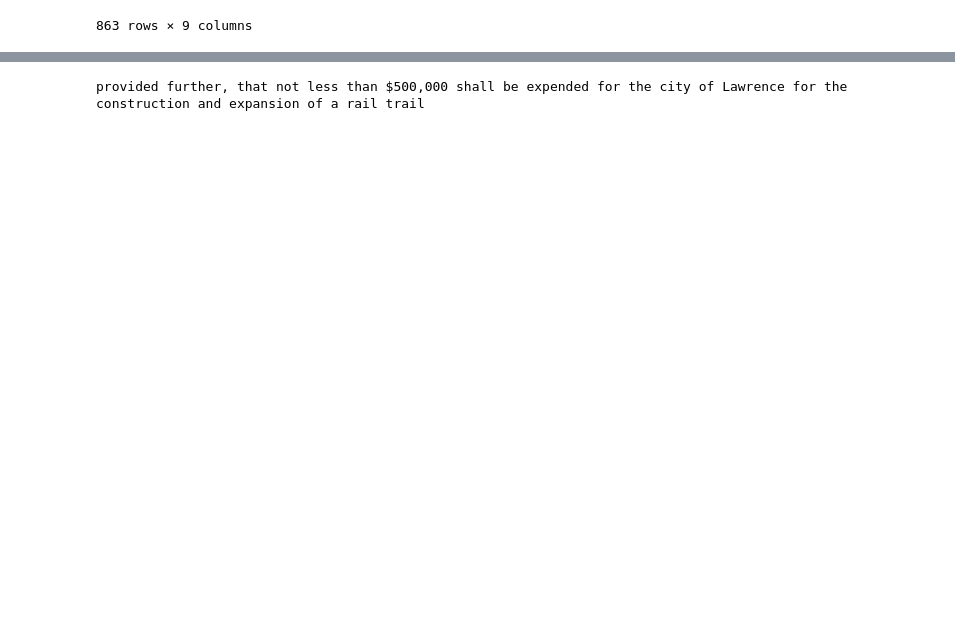
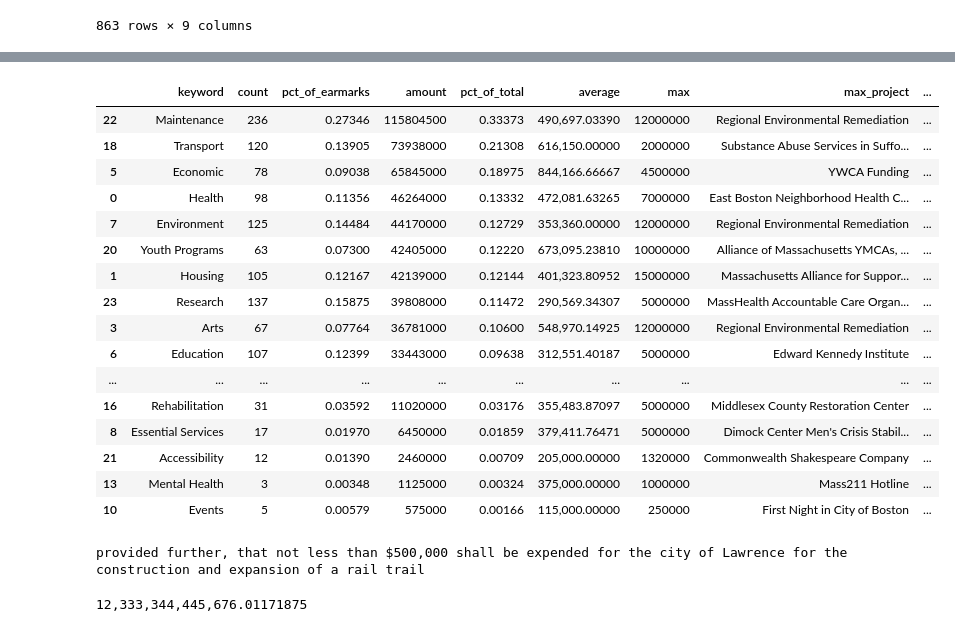
Before and after one commit to specificlanguage/gbh_earmarks, a Jupyter notebook: earmark_analysis.ipynb, the cells around one changed output, grey strips where cells are left out. Cells and saved outputs as stored; diff of their text form; code cells hidden in the pictures; blank space fills up the shorter version.

```diff
--- a/earmark_analysis.ipynb
+++ b/earmark_analysis.ipynb
@@ -339,9 +348,6 @@ def match_keywords(row):
 
 f = lambda x: ', '.join(str(k) for k in match_keywords(x))
 cats = earmarks.apply(f, axis=1)
-for c in cats:
-    if c == "":
-        c = "Other"
 earmarks["Categories"] = cats
 earmarks
 # %% [output]
@@ -390,3 +402,69 @@ AttributeError: 'Series' object has no attribute 'split'
+# %%
+# Categories
+
+# Slow matching process, but it's necessary
+def sum_category(category, df):
+    total = 0
+    for i, row in df.iterrows():
+        if category in row["Categories"]:
+            total += row["Amount"]
+    return total
+
+def count_category(category, df):
+    count = 0
+    for i, row in df.iterrows():
+        if category in row["Categories"]:
+            count += 1
+    return count
+
+
+def max_category(category, df, index_filter=None):
+    if index_filter is None:
+        index_filter = []
+    total = 0
+    earmark = ""
+    location = ""
+    index = -1
+    for i, row in df.iterrows():
+        if i in index_filter:
+            continue
+        if category in row["Categories"] and row["Amount"] > total:
+            total = row["Amount"]
+            earmark = row["Earmark Description"]
+            location = row["Location"]
+            index = i
+    return total, earmark, index
+
+total_dist = earmarks["Amount"].sum()
+category_stats = pd.DataFrame({"keyword":[], "count":[], "pct_of_earmarks":[], "amount":[], "pct_of_total":[], "average":[], "max":[], "max_project": [], "max_project_index":[]})
+
+for c in categories:
+    sum_cat = sum_category(c, earmarks)
+    count = count_category(c, earmarks)
+    average = sum_cat / count
+    # You can remove the index filter, but this just specifically removes the MBTA project in this example, you can totally add more indices if they give you headaches in the data
+    max_num, max_earmark, max_index = max_category(c, earmarks, index_filter=[244, 314])
+    category_stats.loc[len(category_stats)] = [c, count, count/len(earmarks), sum_cat, sum_cat/total_dist, average, max_num, max_earmark, max_index]
+
+category_stats.sort_values(by=['amount'], ascending=False)
+# %% [output]
+|  | keyword | count | pct_of_earmarks | amount | pct_of_total | average | max | max_project | ... |
+| 22 | Maintenance | 236 | 0.27346 | 115804500 | 0.33373 | 490,697.03390 | 12000000 | Regional Environmental Remediation | ... |
+| 18 | Transport | 120 | 0.13905 | 73938000 | 0.21308 | 616,150.00000 | 2000000 | Substance Abuse Services in Suffo... | ... |
+| 5 | Economic | 78 | 0.09038 | 65845000 | 0.18975 | 844,166.66667 | 4500000 | YWCA Funding | ... |
+| 0 | Health | 98 | 0.11356 | 46264000 | 0.13332 | 472,081.63265 | 7000000 | East Boston Neighborhood Health C... | ... |
+| 7 | Environment | 125 | 0.14484 | 44170000 | 0.12729 | 353,360.00000 | 12000000 | Regional Environmental Remediation | ... |
+| 20 | Youth Programs | 63 | 0.07300 | 42405000 | 0.12220 | 673,095.23810 | 10000000 | Alliance of Massachusetts YMCAs, ... | ... |
+| 1 | Housing | 105 | 0.12167 | 42139000 | 0.12144 | 401,323.80952 | 15000000 | Massachusetts Alliance for Suppor... | ... |
+| 23 | Research | 137 | 0.15875 | 39808000 | 0.11472 | 290,569.34307 | 5000000 | MassHealth Accountable Care Organ... | ... |
+| 3 | Arts | 67 | 0.07764 | 36781000 | 0.10600 | 548,970.14925 | 12000000 | Regional Environmental Remediation | ... |
+| 6 | Education | 107 | 0.12399 | 33443000 | 0.09638 | 312,551.40187 | 5000000 | Edward Kennedy Institute | ... |
+| ... | ... | ... | ... | ... | ... | ... | ... | ... | ... |
+| 16 | Rehabilitation | 31 | 0.03592 | 11020000 | 0.03176 | 355,483.87097 | 5000000 | Middlesex County Restoration Center | ... |
+| 8 | Essential Services | 17 | 0.01970 | 6450000 | 0.01859 | 379,411.76471 | 5000000 | Dimock Center Men's Crisis Stabil... | ... |
+| 21 | Accessibility | 12 | 0.01390 | 2460000 | 0.00709 | 205,000.00000 | 1320000 | Commonwealth Shakespeare Company | ... |
+| 13 | Mental Health | 3 | 0.00348 | 1125000 | 0.00324 | 375,000.00000 | 1000000 | Mass211 Hotline | ... |
+| 10 | Events | 5 | 0.00579 | 575000 | 0.00166 | 115,000.00000 | 250000 | First Night in City of Boston | ... |
 # %%
 # Plotting & visualization for later
 # town_shapefiles.plot()
@@ -394,3 +472,7 @@ AttributeError: 'Series' object has no attribute 'split'
 # This is just something that bugged me while I was looking at something in Lawrence -- ironically the project says "Rail Construction"
 # %% [output]
 provided further, that not less than $500,000 shall be expended for the city of Lawrence for the construction and expansion of a rail trail
+# %%
+print('{:20,.8f}'.format(12333344445676.0123456789))
+# %% [output]
+12,333,344,445,676.01171875
```
Also changed, not shown: parts of 7 cells of this notebook, 2 other files.
